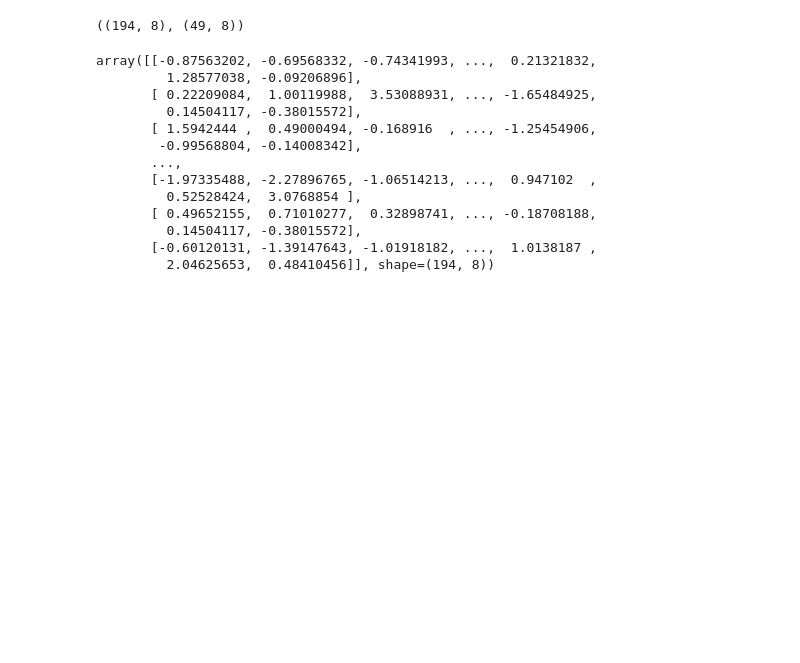
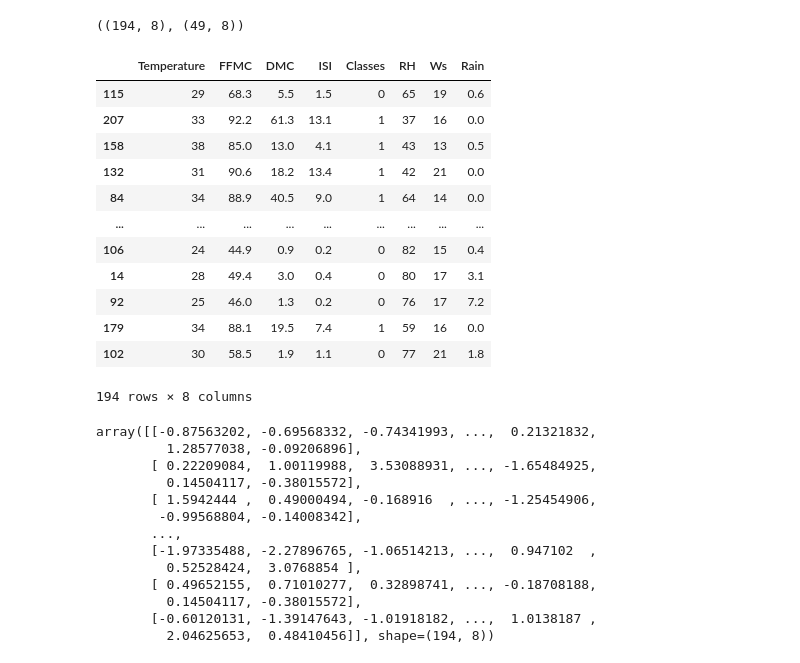
Before and after one commit to SoumalyaBhaduri/Forest_fire, a Jupyter notebook: notebook/forest_fire_model.ipynb, the cells around one changed output. Saved outputs shown, nothing was run; the diff lists cells and outputs as text; code cells hidden in the pictures; blank space fills up the shorter version.

```diff
--- a/notebook/forest_fire_model.ipynb
+++ b/notebook/forest_fire_model.ipynb
@@ -155,6 +155,22 @@ X_test.drop(corr_feat, axis=1, inplace=True)
 X_train.shape, X_test.shape
 # %% [output]
 ((194, 8), (49, 8))
+# %%
+X_train
+# %% [output]
+|  | Temperature | FFMC | DMC | ISI | Classes | RH | Ws | Rain |
+| 115 | 29 | 68.3 | 5.5 | 1.5 | 0 | 65 | 19 | 0.6 |
+| 207 | 33 | 92.2 | 61.3 | 13.1 | 1 | 37 | 16 | 0.0 |
+| 158 | 38 | 85.0 | 13.0 | 4.1 | 1 | 43 | 13 | 0.5 |
+| 132 | 31 | 90.6 | 18.2 | 13.4 | 1 | 42 | 21 | 0.0 |
+| 84 | 34 | 88.9 | 40.5 | 9.0 | 1 | 64 | 14 | 0.0 |
+| ... | ... | ... | ... | ... | ... | ... | ... | ... |
+| 106 | 24 | 44.9 | 0.9 | 0.2 | 0 | 82 | 15 | 0.4 |
+| 14 | 28 | 49.4 | 3.0 | 0.4 | 0 | 80 | 17 | 3.1 |
+| 92 | 25 | 46.0 | 1.3 | 0.2 | 0 | 76 | 17 | 7.2 |
+| 179 | 34 | 88.1 | 19.5 | 7.4 | 1 | 59 | 16 | 0.0 |
+| 102 | 30 | 58.5 | 1.9 | 1.1 | 0 | 77 | 21 | 1.8 |
+194 rows × 8 columns
 # %%
 from sklearn.preprocessing import StandardScaler
 scaler = StandardScaler()
```
Also changed, not shown: parts of 1 cell of this notebook, 4 other files.
